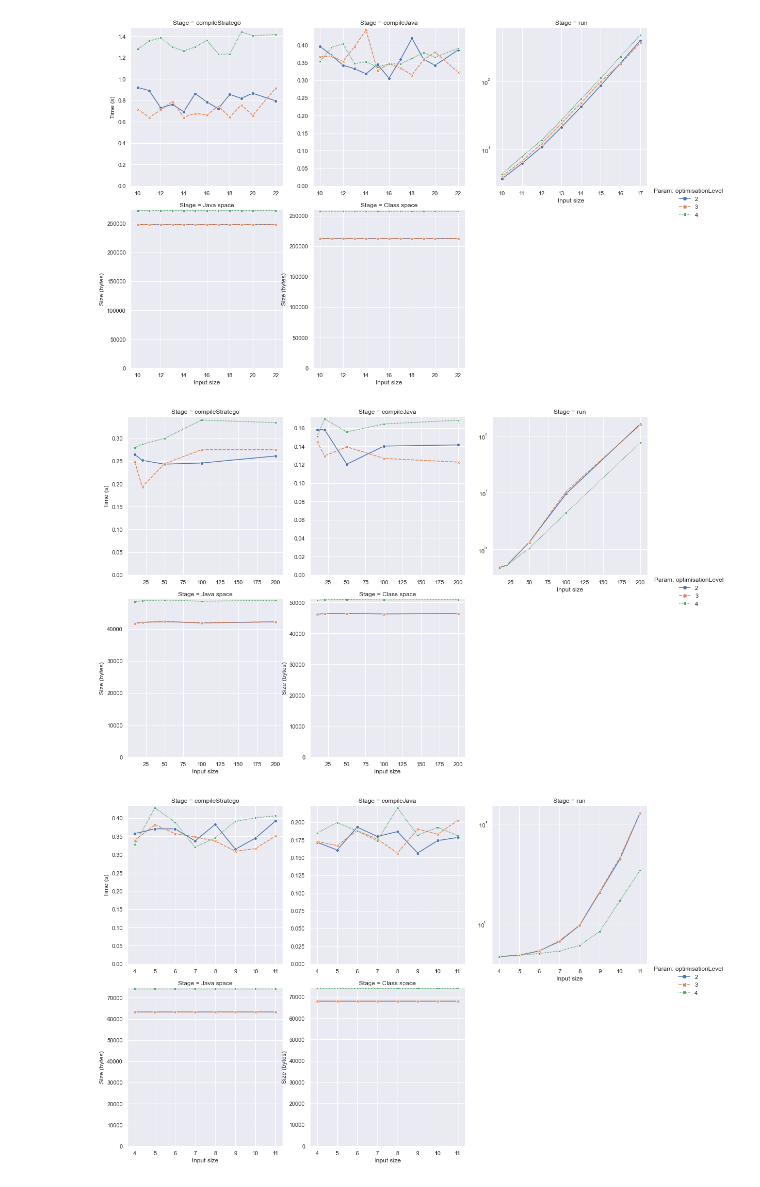
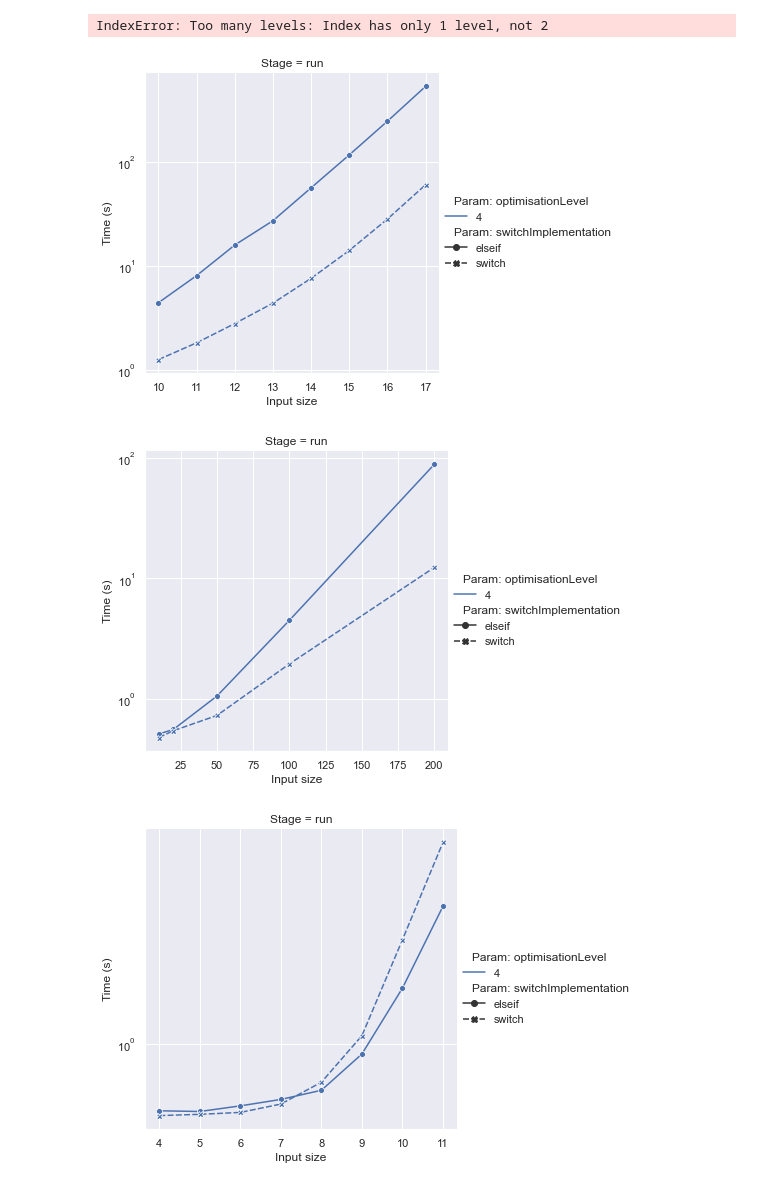
Before and after one commit to metaborg/stratego, a Jupyter notebook: stratego.build.spoofax2.benchmark/analysis/Example plots.ipynb, the cells around one changed output. Saved outputs shown, nothing was run; the diff lists cells and outputs as text; code cells hidden in the pictures.

```diff
--- a/stratego.build.spoofax2.benchmark/analysis/Example plots.ipynb
+++ b/stratego.build.spoofax2.benchmark/analysis/Example plots.ipynb
@@ -72,8 +156,35 @@ df["Problem"] = df["Benchmark"].str.split('.').map(lambda l: l[-2])
+# %%
+import re
+import os
+
+# Add number of unique constructors to problems
+# cons_regex_pat = r"\bconstructors\b\W*(?:\s*(\w*)\s*:.*\s*)*\W*\brules\b"
+
+cons_area_regex = r"^\s*constructors\s*$((?:.*\n)*)^\s*rules\s*$"
+cons_area_pat = re.compile(cons_area_regex, re.MULTILINE)
+
+cons_regex = r"\w+\s*:.*\S"
+cons_pat = re.compile(cons_regex)
+
+def find_constructors(p):
+    cons_areas = cons_area_pat.findall(p)
+    cons_groups = list(map(cons_pat.findall, cons_areas))
+    conses = set().union(*cons_groups)
+    return conses
+
+def count_constructors_in_file(program_name):
+    p_program = os.path.join("..", "src", "main", "resources", program_name + ".str2")
+    with open(p_program, 'r') as f_program:
+        contents = f_program.read()
+        conses = find_constructors(contents)
+        return len(conses)
+
+df["Number of constructors"] = (df["Problem"].str.lower() + df["Param: problemSize"].astype("str").mask(df["Param: problemSize"]==-1, "")).map(count_constructors_in_file)
 # %%
 ## Plot-specific settings
 configs = [
     {
-        "problems": {"Benchexpr", "Bubblesort", "Factorial", "Fibonacci", "Hanoi", "Mergesort", "Quicksort", "Sieve"},
+        "problems": {"Benchexpr", "Benchsym", "Benchtree", "Bubblesort", "Factorial", "Fibonacci", "Hanoi", "Mergesort", "Quicksort", "Sieve"},
         "stages": {"run"},
         "settings": {"yscale": "log"}
     },
@@ -145,37 +351,48 @@ plt.savefig(f"{PLOT_DIR}/{'_'.join(results_files)}-scaled.png", transparent=Fals
+# %%
+# g = sns.boxplot(
+#     data=df_ratios,
+#     x="Number of constructors",
+#     y="Ratio",
+#     hue="Problem"
+# )
+
+df_ratios.columns#.to_flat_index()
+# df_ratios.columns.get_level_values(0) + '_' +  df_ratios.columns.get_level_values(1)
+# %% [output]
+IndexError: Too many levels: Index has only 1 level, not 2
 # %%
 for problem in ["Benchexpr", "Bubblesort", "Hanoi"]:
     df_problem = df_scaledproblem[df_scaledproblem["Problem"] == problem]
+
+    cols = [s for s in ["compileStratego", "compileJava", "run", "Java space", "Class space"] if s in df_problem["Stage"].values]
 
     g = configure_grid(sns.relplot(
         data=df_problem,
         x="Param: problemSize",
         y="Score",
 #         row="Problem",
 #         row_order=np.sort(np.unique(df_problem["Problem"].values)),
-        col_wrap=3,
+        col_wrap=min(3, len(cols)),
         col="Stage",
-        col_order=[s for s in ["compileStratego", "compileJava", "run", "Java space", "Class space"] if s in df_problem["Stage"].values],
-        style="Param: optimisationLevel",
+        col_order=cols,
+        style="Param: switchImplementation",
         hue="Param: optimisationLevel",
-        hue_order=["2", "3", "4"],
+        hue_order=[l for l in ["2", "3", "4"] if l in df_problem["Param: optimisationLevel"].values],
         kind="line",
     #     err_style="band",
         markers=True,
         facet_kws=dict(
             sharex=False,
             sharey=False,
         ),
     ), problem)
 
-
-    # TODO Include strj runtime -> with and without fusion
-
     # Save figure to file
     plt.savefig(f"{PLOT_DIR}/{'_'.join(results_files)}-{problem}.png")
 # %% [output]
-[figure, old version]
+[figure, new version]
-[figure, old version]
+[figure, new version]
-[figure, old version]
+[figure, new version]
 # %%
 df_unscaledproblem = df[df["Param: problemSize"] == -1]
 
```
Also changed, not shown: parts of 11 cells of this notebook, 16 other files.
